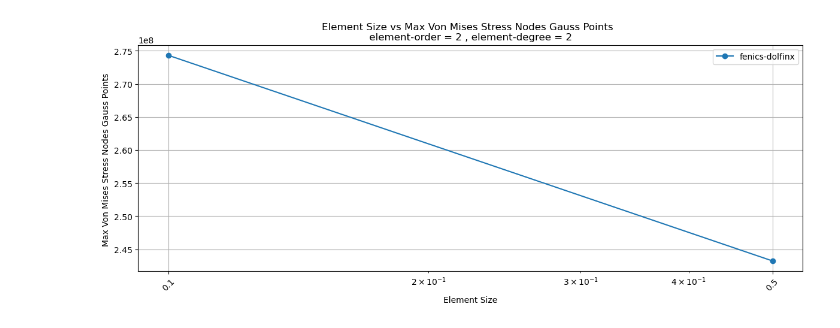
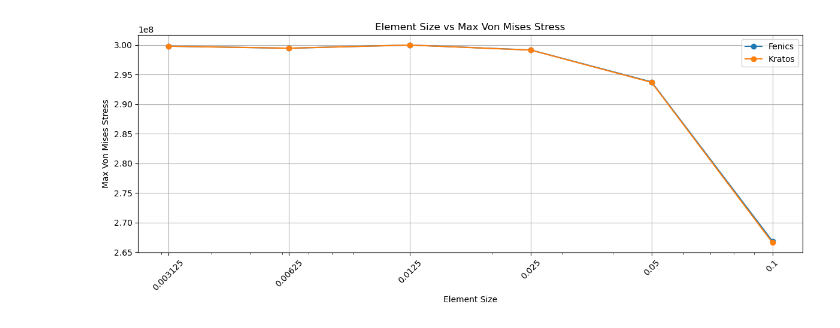
Before and after one commit to Simulation-Benchmarks/linear-elastic-plate-with-hole, a Jupyter notebook: notebooks/RoCrate.ipynb, the cells around one changed output. Cells and saved outputs as stored; diff of their text form; code cells hidden in the pictures.

```diff
--- a/notebooks/RoCrate.ipynb
+++ b/notebooks/RoCrate.ipynb
@@ -206,43 +73,0 @@ analyzer.plot_provenance_graph(
-# %%
-parameters = ["element_size", "element_order", "element_degree"]
-metrics = ["max_von_mises_stress_gauss_points"]
-tools = workflow_config["tools"]
-
-data = []
-
-for uuid, named_graph in named_graphs.items():
-    query_string = analyzer.build_dynamic_query(parameters, metrics, tools, named_graph)
-    result = rohub.query_sparql_endpoint(query_string, endpoint_url=rohub.settings.SPARQL_ENDPOINT)
-    if not result.empty:
-        result["element_order"] = pd.to_numeric(
-            result["element_order"], errors="coerce"
-        )
-        result["element_degree"] = pd.to_numeric(
-            result["element_degree"], errors="coerce"
-        )
-        filtered_result = result[
-            (result["element_order"] == 2) & (result["element_degree"] == 2)
-        ]
-        rows = [
-            [
-                float(row["element_size"]),
-                float(row["max_von_mises_stress_gauss_points"]),
-                row["tool_name"],
-            ]
-            for _, row in filtered_result.iterrows()
-        ]
-        data.extend(rows)
-
-data.sort(key=lambda row: row[0], reverse=False)
-
-analyzer.plot_provenance_graph(
-    data=data,
-    x_axis_label="Element Size",
-    y_axis_label="Max Von Mises Stress Nodes Gauss Points ",
-    x_axis_index=0,
-    y_axis_index=1,
-    group_by_index=2,
-    title="Element Size vs Max Von Mises Stress Nodes Gauss Points  \n element-order = 2 , element-degree = 2 ",
-)
-# %% [output]
-[figure, removed]
@@ -248,0 +76,21 @@ analyzer.plot_provenance_graph(
+# %%
+
+parameters = ["element-size"]
+metrics = ["max_von_mises_stress"]
+
+data = []
+
+query_string = analyzer.build_dynamic_rohub_query(parameters, metrics, named_graphs.values())
+result = rohub.query_sparql_endpoint(query_string, endpoint_url=rohub.settings.SPARQL_ENDPOINT)
+
+analyzer.plot_provenance_graph_rohub(
+    data=result.values.tolist(),
+    x_axis_label="Element Size",
+    y_axis_label="Max Von Mises Stress",
+    group_index=0,
+    x_axis_index=1,
+    y_axis_index=2,
+    title="Element Size vs Max Von Mises Stress",
+)
+# %% [output]
+[figure, added]
```
Also changed, not shown: parts of 7 cells of this notebook, 2 other files.
